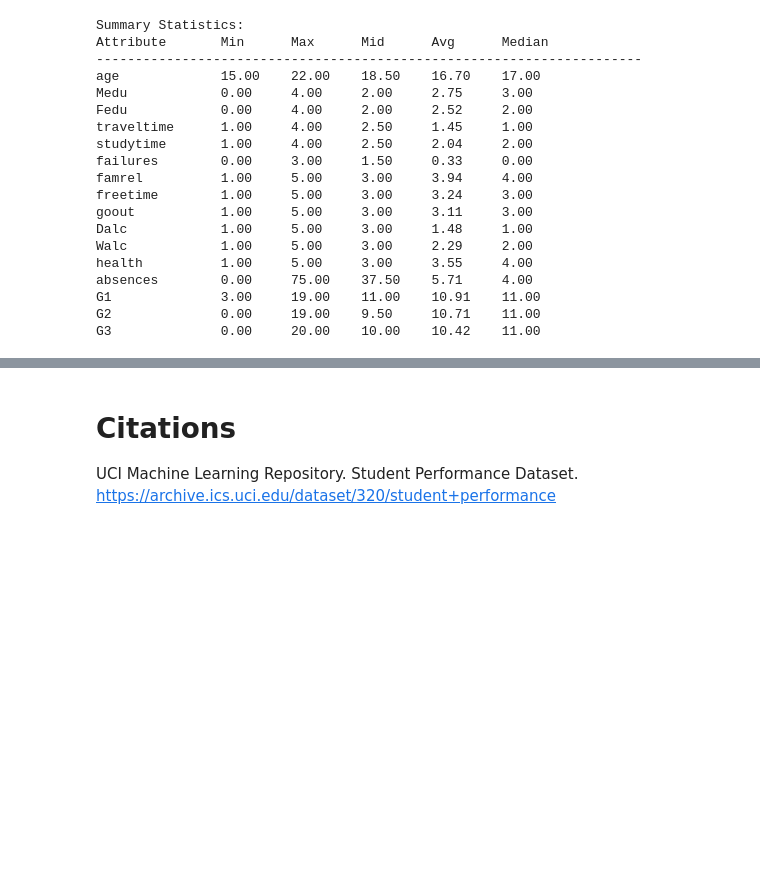
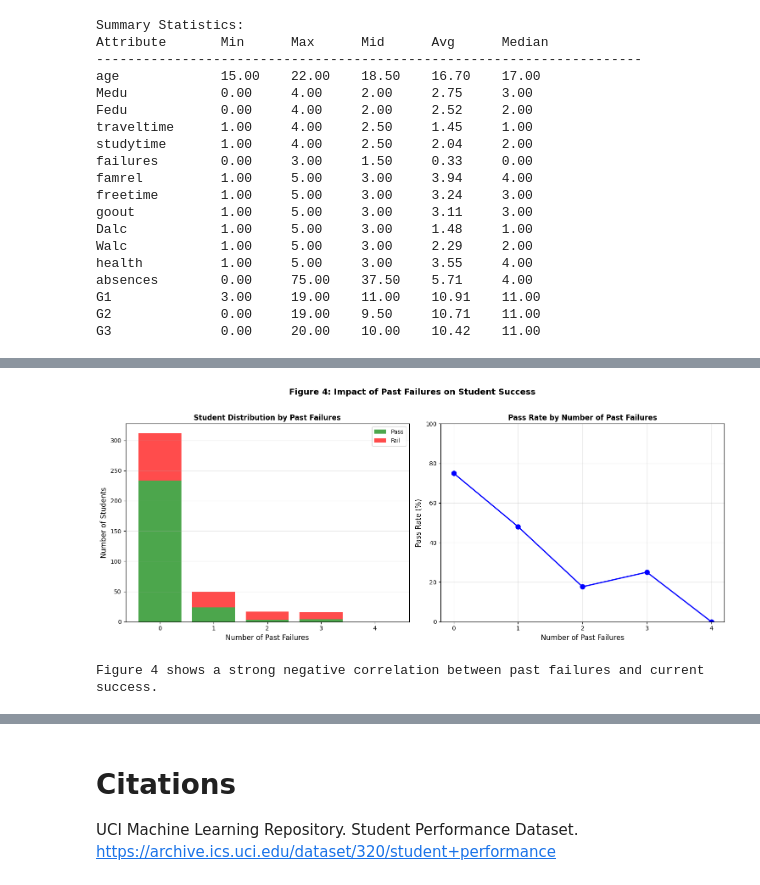
Before and after one commit to askillestad3/cpsc322-final-project, a Jupyter notebook: final.ipynb, the cells around one changed output, grey strips where cells are left out. Cells and saved outputs as stored; diff of their text form; code cells hidden in the pictures; blank space fills up the shorter version.

```diff
--- a/final.ipynb
+++ b/final.ipynb
@@ -172,0 +303,55 @@ G3              0.00     20.00    10.00    10.42    11.00
+# %%
+# Analyze impact of past failures
+failures_index = data_table.column_names.index("failures")
+
+failures_distribution = {}
+for i in range(5):
+    failures_distribution[i] = {"pass": 0, "fail": 0}
+
+for row in data_table.data:
+    num_failures = int(row[failures_index])
+    pf = row[pass_fail_index]
+    failures_distribution[num_failures][pf] += 1
+
+# Create visualization
+failures_values = list(failures_distribution.keys())
+pass_counts = [failures_distribution[f]["pass"] for f in failures_values]
+fail_counts = [failures_distribution[f]["fail"] for f in failures_values]
+
+# Calculate pass rates
+pass_rates = [pass_counts[i] / (pass_counts[i] + fail_counts[i]) * 100
+              if (pass_counts[i] + fail_counts[i]) > 0 else 0
+              for i in range(len(failures_values))]
+
+fig, (ax1, ax2) = plt.subplots(1, 2, figsize=(15, 6))
+
+# Stacked bar chart
+x = np.arange(len(failures_values))
+ax1.bar(x, pass_counts, label='Pass', color='green', alpha=0.7)
+ax1.bar(x, fail_counts, bottom=pass_counts, label='Fail', color='red', alpha=0.7)
+ax1.set_xlabel('Number of Past Failures', fontsize=12)
+ax1.set_ylabel('Number of Students', fontsize=12)
+ax1.set_title('Student Distribution by Past Failures', fontsize=12, fontweight='bold')
+ax1.set_xticks(x)
+ax1.set_xticklabels(failures_values)
+ax1.legend()
+ax1.grid(axis='y', alpha=0.3)
+
+# Pass rate line chart
+ax2.plot(failures_values, pass_rates, marker='o', linewidth=2, markersize=8, color='blue')
+ax2.set_xlabel('Number of Past Failures', fontsize=12)
+ax2.set_ylabel('Pass Rate (%)', fontsize=12)
+ax2.set_title('Pass Rate by Number of Past Failures', fontsize=12, fontweight='bold')
+ax2.set_xticks(failures_values)
+ax2.grid(True, alpha=0.3)
+ax2.set_ylim([0, 100])
+
+plt.suptitle('Figure 4: Impact of Past Failures on Student Success', fontsize=14, fontweight='bold', y=1.02)
+plt.tight_layout()
+plt.savefig('output/failures_impact.png', dpi=300, bbox_inches='tight')
+plt.show()
+
+print("Figure 4 shows a strong negative correlation between past failures and current success.")
+# %% [output]
+[figure, added]
+Figure 4 shows a strong negative correlation between past failures and current success.
```
Also changed, not shown: parts of 15 cells of this notebook.
